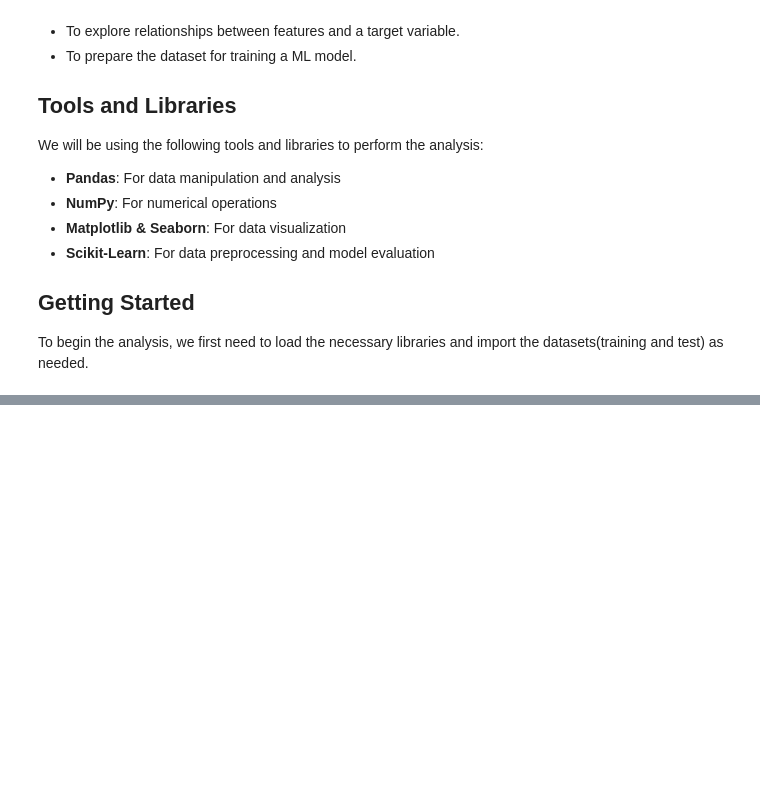
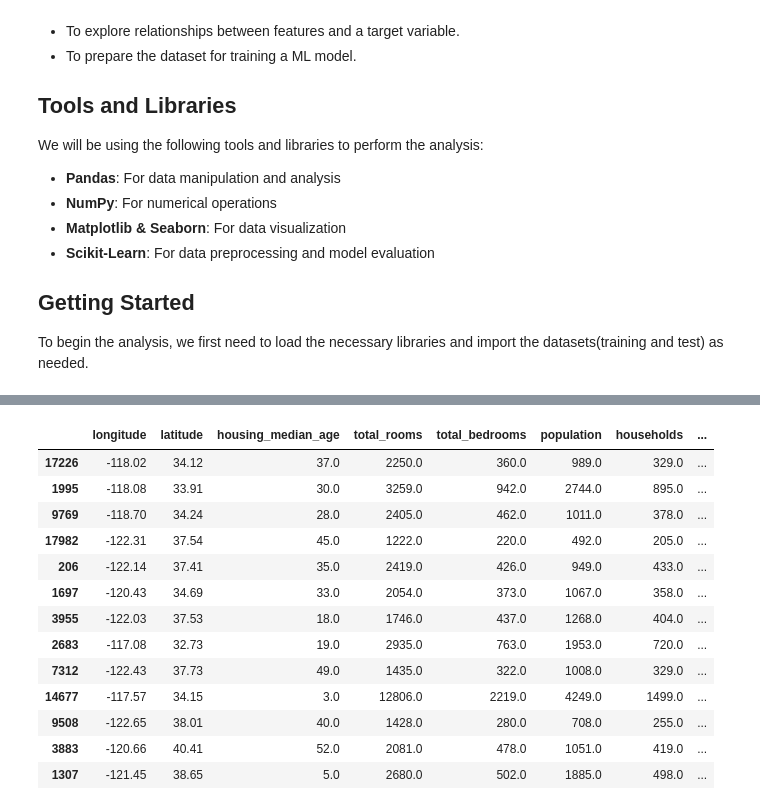
Before and after one commit to IanMichaelOlsen/ACC-BloodML, a Jupyter notebook: Tasks/OlsenIanLogbook.ipynb, the cells around one changed output, grey strips where cells are left out. Saved outputs shown, nothing was run; the diff lists cells and outputs as text; code cells hidden in the pictures; blank space fills up the shorter version.

```diff
--- a/Tasks/OlsenIanLogbook.ipynb
+++ b/Tasks/OlsenIanLogbook.ipynb
@@ -52,0 +187,17 @@ To begin the analysis, we first need to load the necessary libraries and import
+# %%
+housing.sample(13)
+# %% [output]
+|  | longitude | latitude | housing_median_age | total_rooms | total_bedrooms | population | households | ... |
+| 17226 | -118.02 | 34.12 | 37.0 | 2250.0 | 360.0 | 989.0 | 329.0 | ... |
+| 1995 | -118.08 | 33.91 | 30.0 | 3259.0 | 942.0 | 2744.0 | 895.0 | ... |
+| 9769 | -118.70 | 34.24 | 28.0 | 2405.0 | 462.0 | 1011.0 | 378.0 | ... |
+| 17982 | -122.31 | 37.54 | 45.0 | 1222.0 | 220.0 | 492.0 | 205.0 | ... |
+| 206 | -122.14 | 37.41 | 35.0 | 2419.0 | 426.0 | 949.0 | 433.0 | ... |
+| 1697 | -120.43 | 34.69 | 33.0 | 2054.0 | 373.0 | 1067.0 | 358.0 | ... |
+| 3955 | -122.03 | 37.53 | 18.0 | 1746.0 | 437.0 | 1268.0 | 404.0 | ... |
+| 2683 | -117.08 | 32.73 | 19.0 | 2935.0 | 763.0 | 1953.0 | 720.0 | ... |
+| 7312 | -122.43 | 37.73 | 49.0 | 1435.0 | 322.0 | 1008.0 | 329.0 | ... |
+| 14677 | -117.57 | 34.15 | 3.0 | 12806.0 | 2219.0 | 4249.0 | 1499.0 | ... |
+| 9508 | -122.65 | 38.01 | 40.0 | 1428.0 | 280.0 | 708.0 | 255.0 | ... |
+| 3883 | -120.66 | 40.41 | 52.0 | 2081.0 | 478.0 | 1051.0 | 419.0 | ... |
+| 1307 | -121.45 | 38.65 | 5.0 | 2680.0 | 502.0 | 1885.0 | 498.0 | ... |
```
Also changed, not shown: parts of 10 cells of this notebook.
